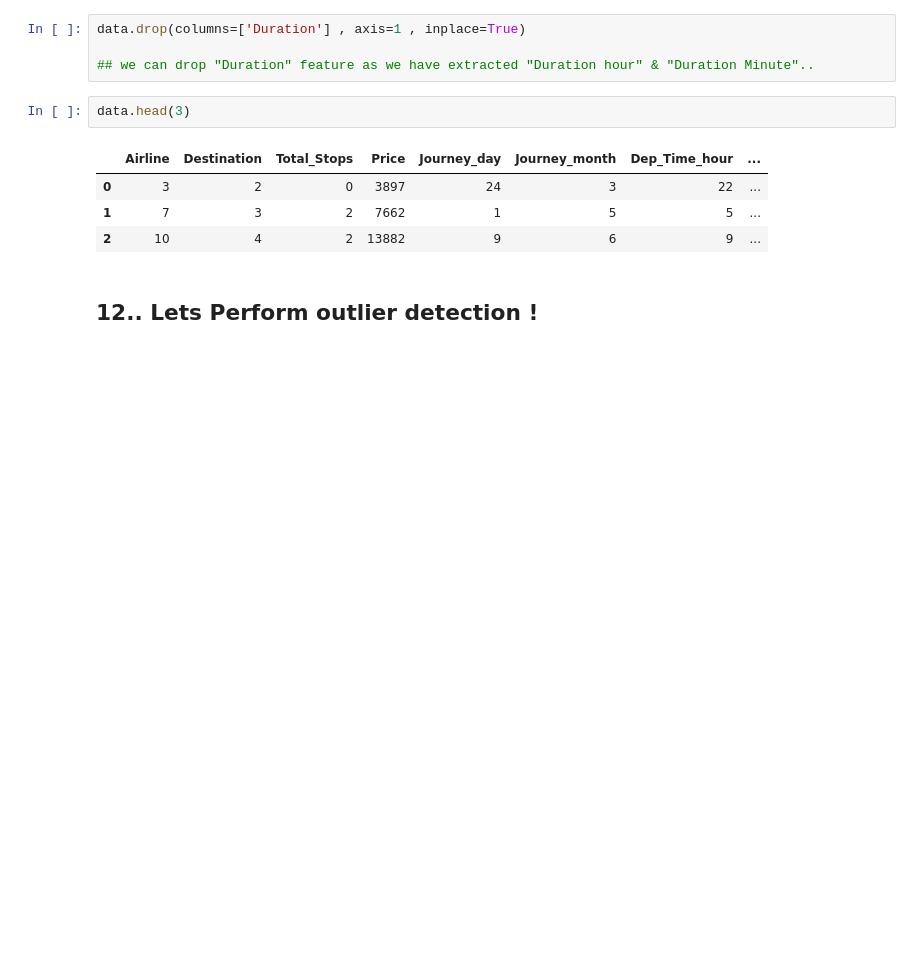
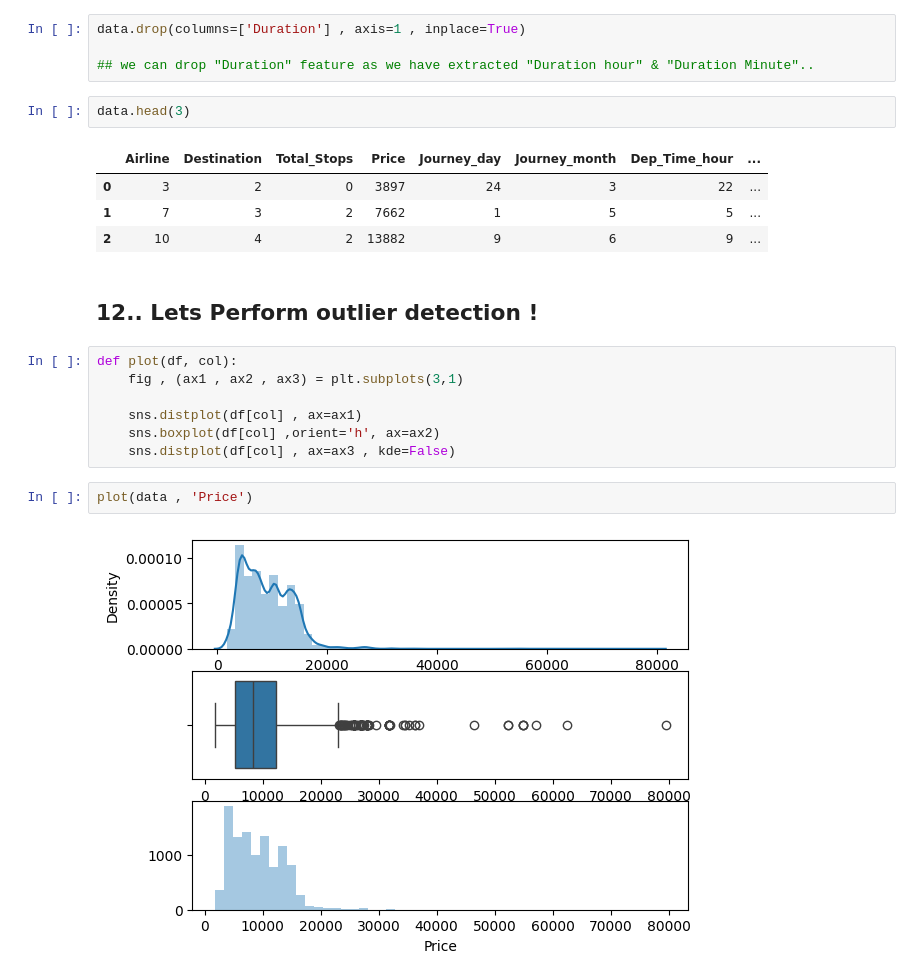
Before and after one commit to venkateshblks/Flight-Price-Prediction, a Jupyter notebook: flight_prediction.ipynb, the cells around one changed output. Drawn from its saved outputs; the diff is of its cells as text; blank space fills up the shorter version.

```diff
--- a/flight_prediction.ipynb
+++ b/flight_prediction.ipynb
@@ -788,3 +788,14 @@ data.head(3)
 | 2 | 10 | 4 | 2 | 13882 | 9 | 6 | 9 | ... |
 # %% [markdown]
 ## 12.. Lets Perform outlier detection !
+# %%
+def plot(df, col):
+    fig , (ax1 , ax2 , ax3) = plt.subplots(3,1)
+
+    sns.distplot(df[col] , ax=ax1)
+    sns.boxplot(df[col] ,orient='h', ax=ax2)
+    sns.distplot(df[col] , ax=ax3 , kde=False)
+# %%
+plot(data , 'Price')
+# %% [output]
+[figure, added]
```
Also changed, not shown: parts of 41 cells of this notebook.
